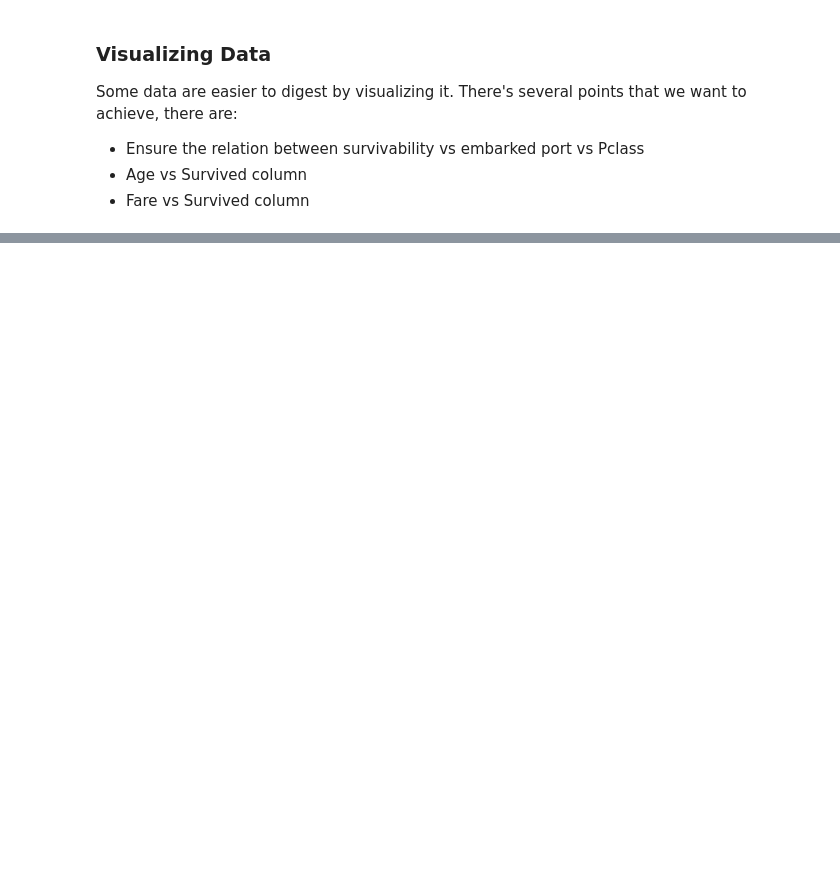
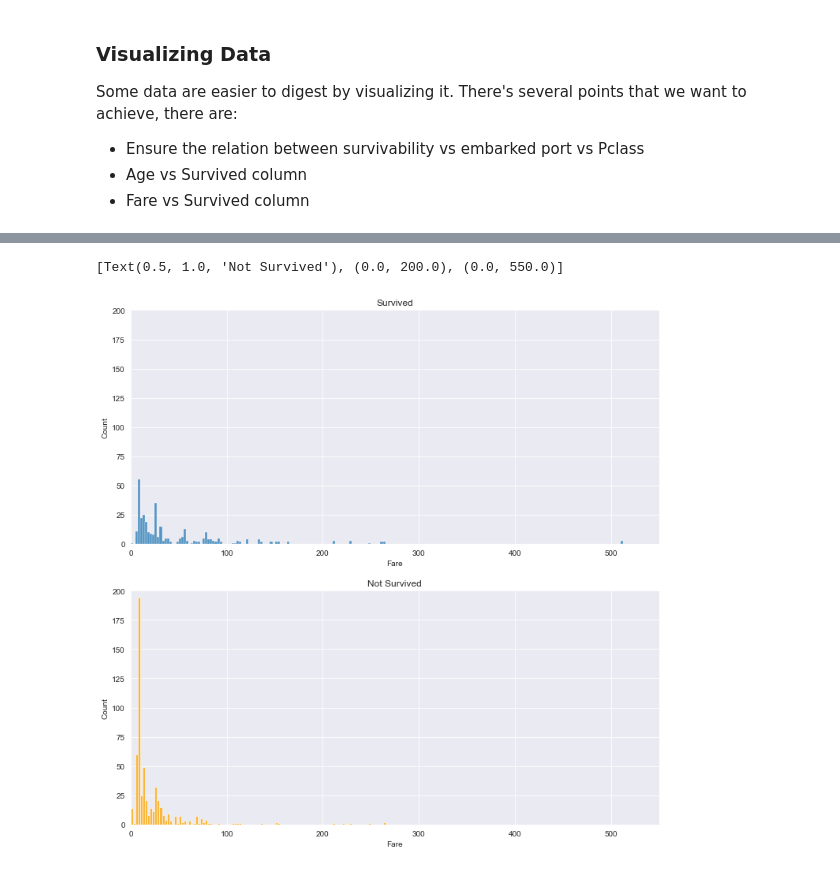
Before and after one commit to ElectricSunset/kaggling, a Jupyter notebook: getting-started/titanic/titanic-explore.ipynb, the cells around one changed output, grey strips where cells are left out. Drawn from its saved outputs; the diff is of its cells as text; code cells hidden in the pictures; blank space fills up the shorter version.

```diff
--- a/getting-started/titanic/titanic-explore.ipynb
+++ b/getting-started/titanic/titanic-explore.ipynb
@@ -261,0 +267,12 @@ TypeError: cannot unpack non-iterable AxesSubplot object
+# %%
+sns.set_style('darkgrid')
+fig, ax = plt.subplots(2,1, figsize= (12,12))
+
+f1 = sns.histplot(df[df['Survived']==1],x='Fare', binwidth=2.5, ax=ax[0])
+f1.set(title='Survived', ylim=(0,200), xlim=(0,550))
+
+f2 = sns.histplot(df[df['Survived']==0],x='Fare', binwidth=2.5, ax=ax[1], color='orange')
+f2.set(title='Not Survived', ylim=(0,200), xlim=(0,550))
+# %% [output]
+[Text(0.5, 1.0, 'Not Survived'), (0.0, 200.0), (0.0, 550.0)]
+[figure, added]
```
Also changed, not shown: parts of 11 cells of this notebook.
